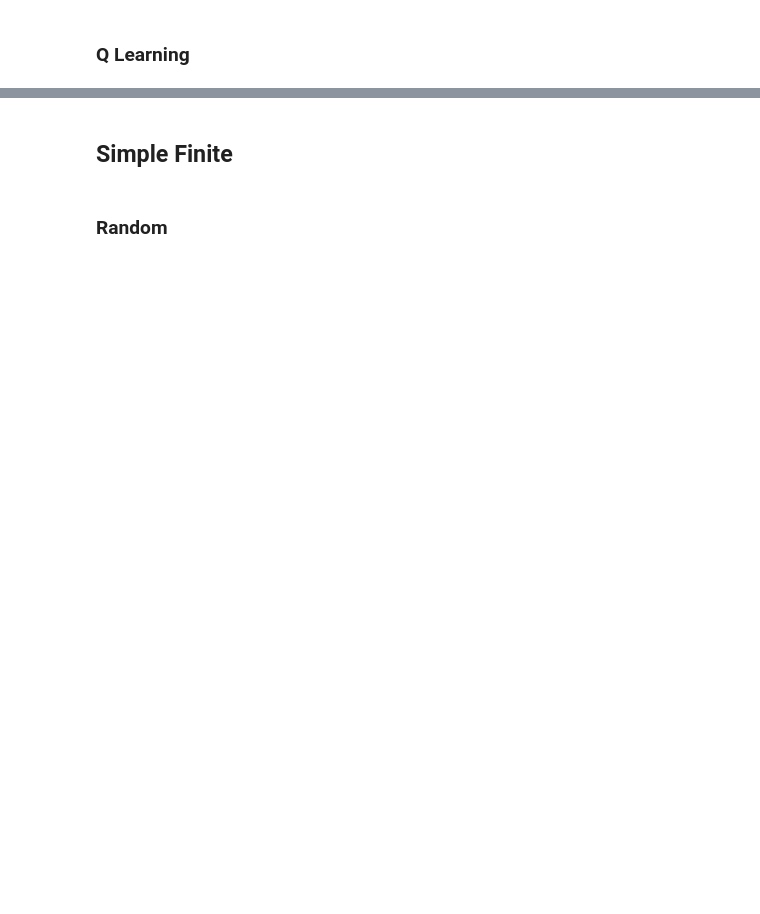
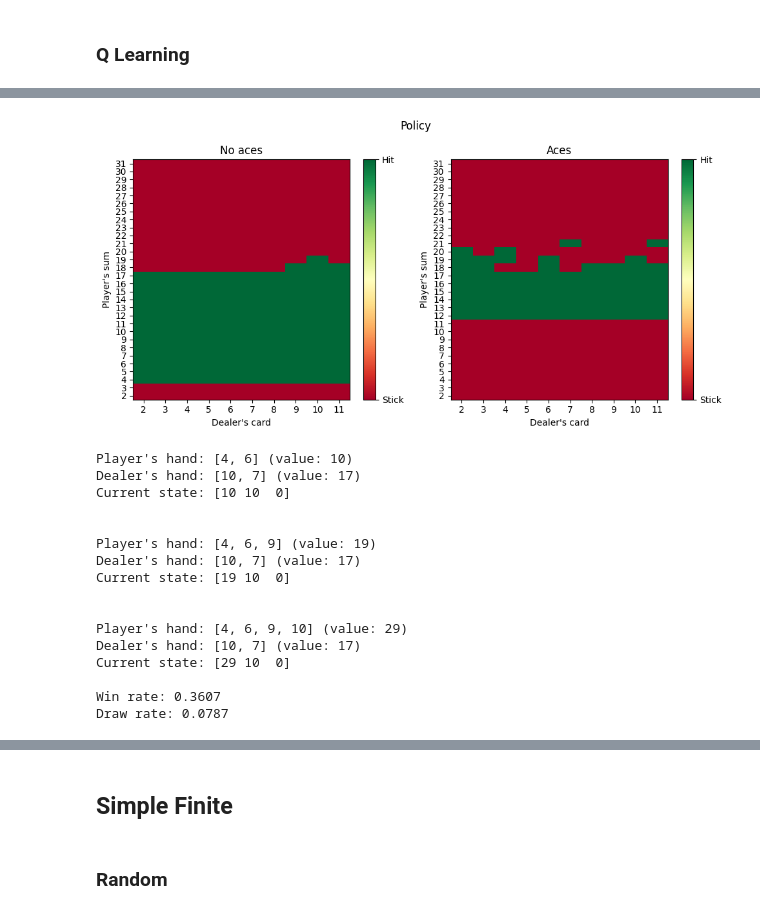
Before and after one commit to ThomasLEMERCIER/BlackJack-RL, a Jupyter notebook: experiments.ipynb, the cells around one changed output, grey strips where cells are left out. Cells and saved outputs as stored; diff of their text form; code cells hidden in the pictures; blank space fills up the shorter version.

```diff
--- a/experiments.ipynb
+++ b/experiments.ipynb
@@ -193,0 +234,23 @@ Time taken: 20.2671 seconds
+# %%
+policy = agent.get_policy()
+plot_policy_simple_blackjack(policy, env.observation_space)
+
+play_policy(env, agent, n_test_episodes)
+# %% [output]
+[figure, added]
+Player's hand: [4, 6] (value: 10)
+Dealer's hand: [10, 7] (value: 17)
+Current state: [10 10  0]
+
+
+Player's hand: [4, 6, 9] (value: 19)
+Dealer's hand: [10, 7] (value: 17)
+Current state: [19 10  0]
+
+
+Player's hand: [4, 6, 9, 10] (value: 29)
+Dealer's hand: [10, 7] (value: 17)
+Current state: [29 10  0]
+
+Win rate: 0.3607
+Draw rate: 0.0787
```
Also changed, not shown: parts of 33 cells of this notebook.
